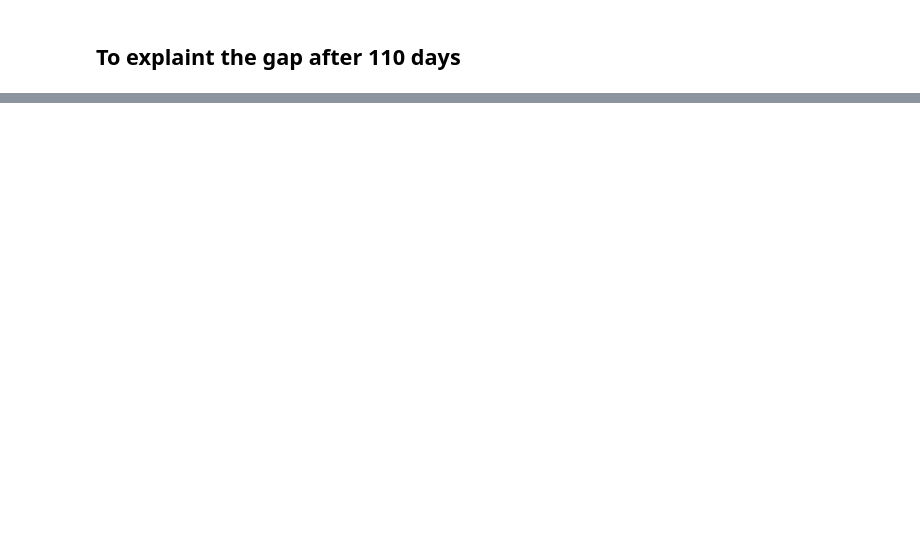
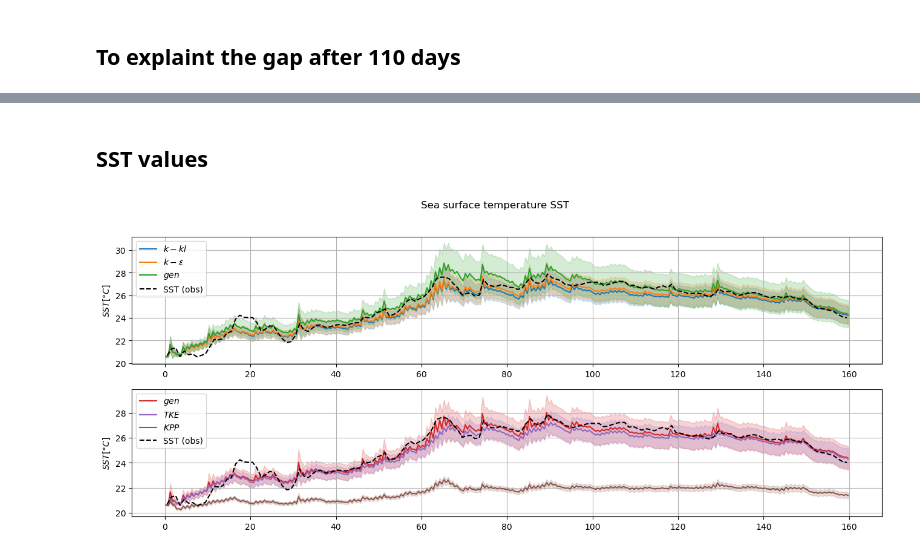
Before and after one commit to mattmattnex/taia-1DV-FD, a Jupyter notebook: experiments/3_Lotus_realistic/realistic_analysis.ipynb, the cells around one changed output, grey strips where cells are left out. Cells and saved outputs as stored; diff of their text form; code cells hidden in the pictures; blank space fills up the shorter version.

```diff
--- a/experiments/3_Lotus_realistic/realistic_analysis.ipynb
+++ b/experiments/3_Lotus_realistic/realistic_analysis.ipynb
@@ -221,0 +229,2 @@ ax.set_xlim(0, N_DAYS)
+# %% [markdown]
+## SST values
@@ -221,0 +254,41 @@ ax.set_xlim(0, N_DAYS)
+# %%
+# --- Observed SST ---
+with nc.Dataset(MET_FILE) as f:
+    f.set_auto_mask(False)
+    t_met = epic_days(f)
+    t_met -= t_met[0]
+    sst = f['stmp'][:, 0, 0, 0].astype(np.float64)
+
+sst[np.abs(sst) > 1e30] = np.nan
+keep = (t_met >= 0) & (t_met <= N_DAYS)
+t_met, sst = t_met[keep], sst[keep]
+t_met_d, sst_d = daily_mean(t_met, sst, N_DAYS)
+# %%
+plt.figure(figsize=(16, 6))
+plt.suptitle('Sea surface temperature SST')
+
+plt.subplot(211)
+# Model
+plot_SST_model('k-kl',      NENS, r'$k-kl$',          'C0')
+plot_SST_model('k-epsilon', NENS, r'$k-\varepsilon$', 'C1')
+plot_SST_model('k-omega',   NENS, r'$gen$',           'C2')
+# REF
+plt.plot(t_met_d, sst_d, 'k--', label='SST (obs)')
+
+plt.ylabel(r'$SST [°C]$')
+plt.legend()
+plt.grid()
+
+plt.subplot(212)
+# Model
+plot_SST_model('gen', NENS, r'$gen$', 'C3')
+plot_SST_model('tke', NENS, r'$TKE$', 'C4')
+plot_SST_model('kpp', NENS, r'$KPP$', 'C5')
+# REF
+plt.plot(t_met_d, sst_d, 'k--', label='SST (obs)')
+
+plt.ylabel(r'$SST [°C]$')
+plt.legend()
+plt.grid()
+# %% [output]
+[figure, added]
```
Also changed, not shown: parts of 6 cells of this notebook, 4 other files.
